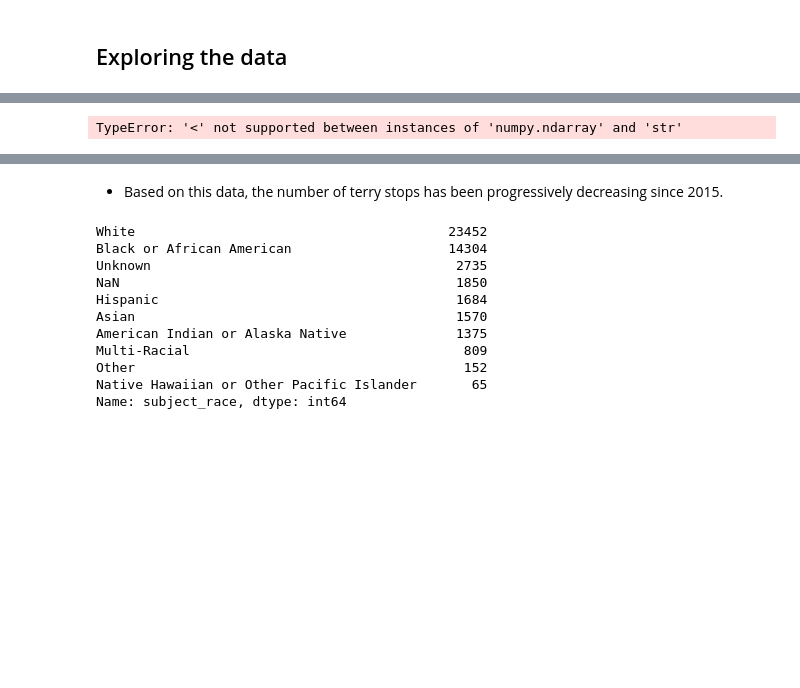
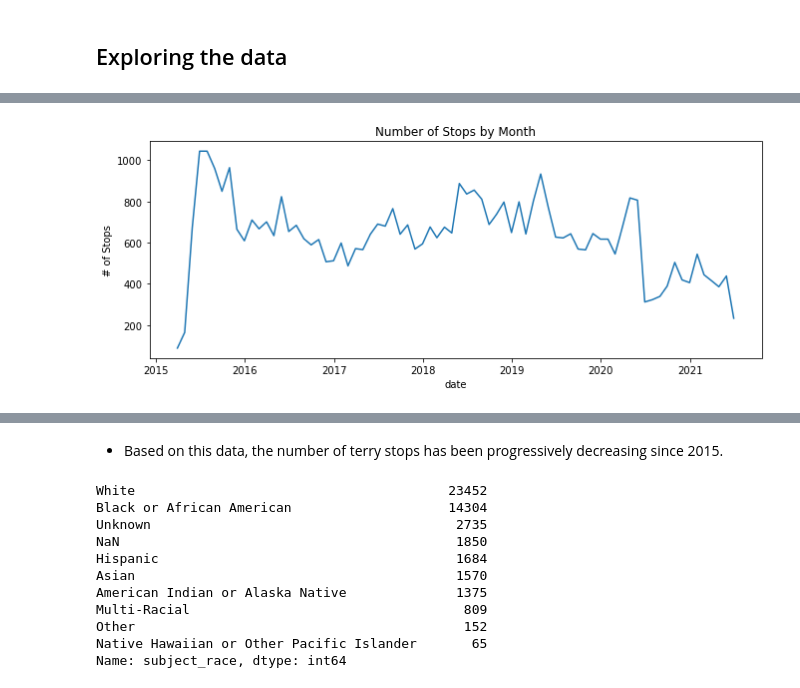
Before and after one commit to letruong711/Terry_Stop_Frisk, a Jupyter notebook: Terry_Ohio_Data_Exploration.ipynb, the cells around one changed output, grey strips where cells are left out. Drawn from its saved outputs; the diff is of its cells as text; code cells hidden in the pictures; blank space fills up the shorter version.

```diff
--- a/Terry_Ohio_Data_Exploration.ipynb
+++ b/Terry_Ohio_Data_Exploration.ipynb
@@ -134,5 +91,6 @@ date
 # %%
-date = date.loc['2015-04':'2021-06']
+date = data.copy()
+date = date.loc['2015-03':'2021-07']
 date = date['count'].resample('M').count()
 # %%
 date.plot( marker = '.', linestyle = None, figsize = (11,4))
@@ -146,4 +102,12 @@ post_2019 = date[date.index > '2019']
-# %%
-sns.lmplot(x='date', y=post_2019.values, data=post_2019)
-# %% [output]
-TypeError: '<' not supported between instances of 'numpy.ndarray' and 'str'
+# %%
+plt.figure(figsize=(11, 4))
+ax = sns.lineplot(data = date)
+years = mdates.AutoDateLocator()
+fmt = mdates.AutoDateFormatter(years)
+ax.xaxis.set_major_locator(years)
+ax.xaxis.set_major_formatter(fmt)
+_=plt.title('Number of Stops by Month')
+_=plt.ylabel('# of Stops')
+plt.show()
+# %% [output]
+[figure, added]
```
Also changed, not shown: parts of 18 cells of this notebook, 1 other file.
